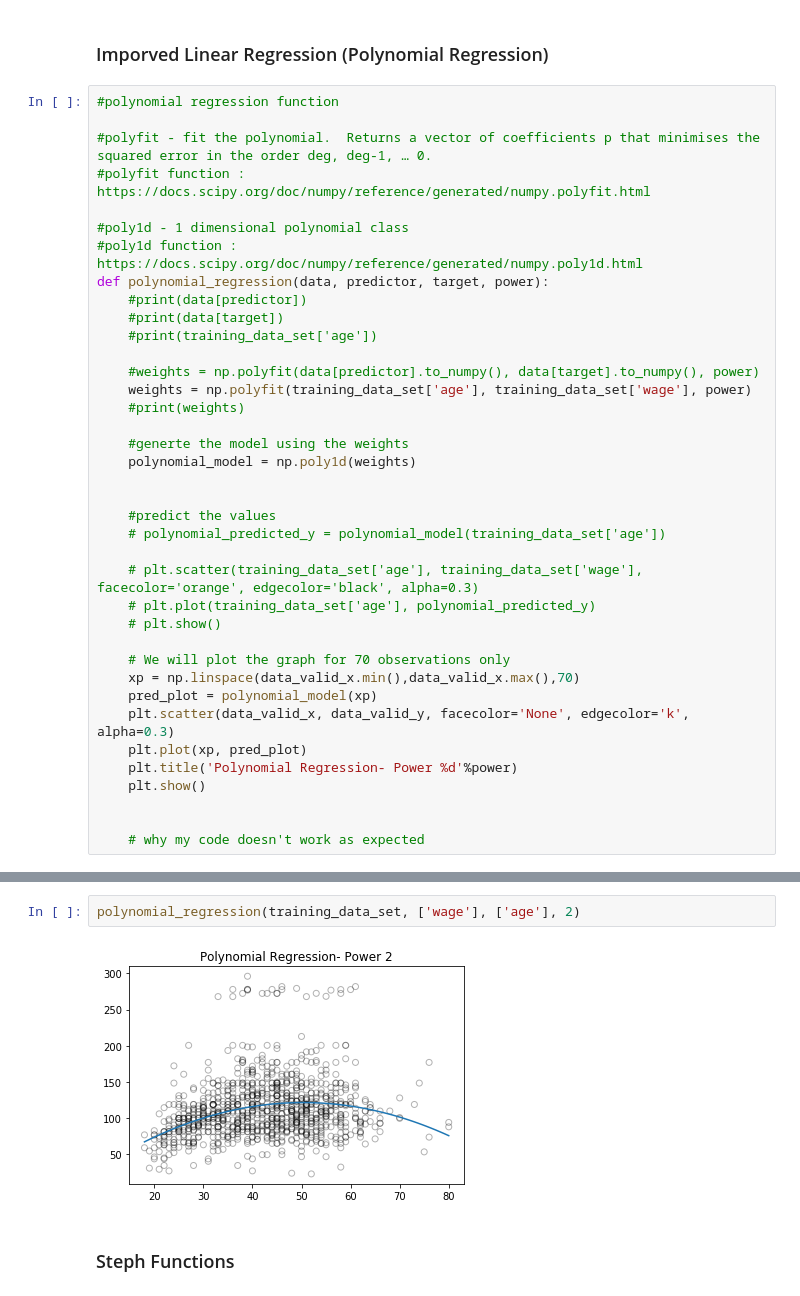
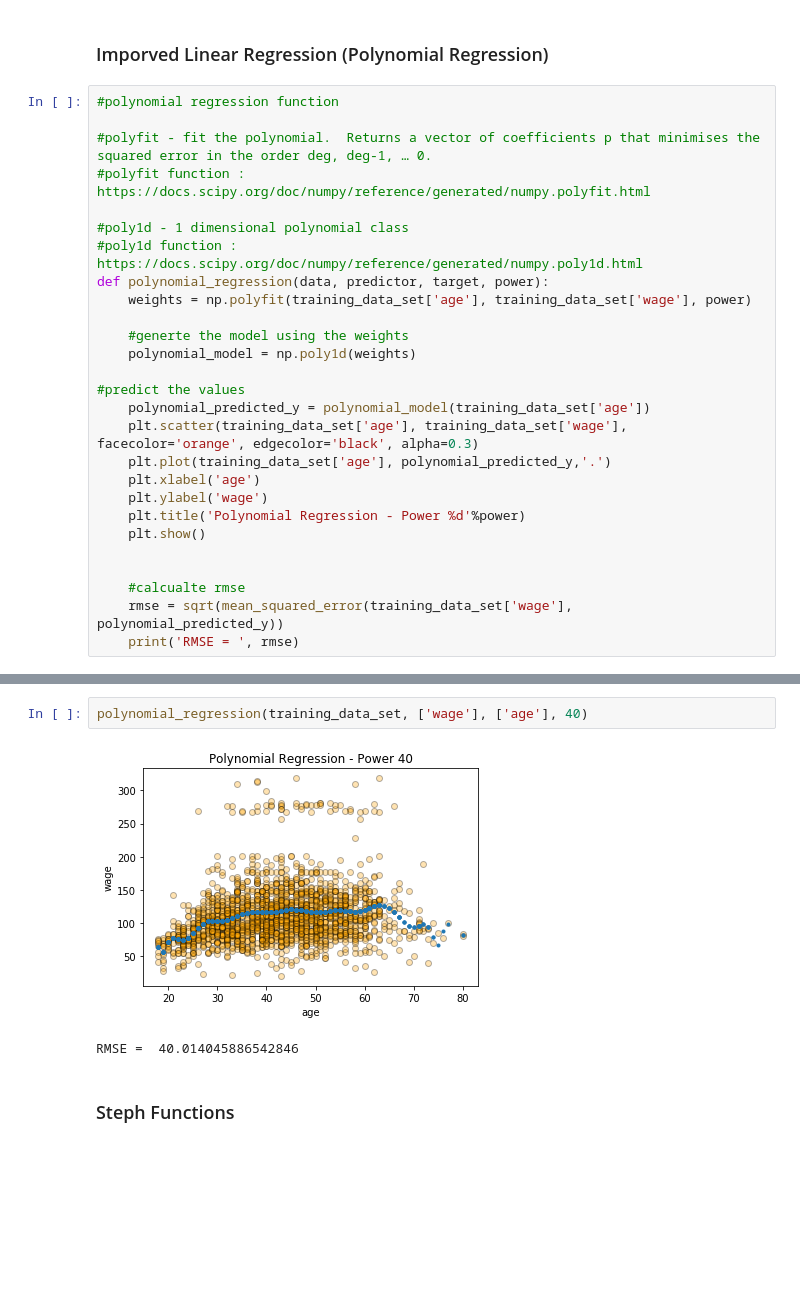
Before and after one commit to hencilpeter/DataScienceHungers, a Jupyter notebook: Exercise/Samples/JupyterNotebook/Regression/RegressionSplines.ipynb, the cells around one changed output, grey strips where cells are left out. Saved outputs shown, nothing was run; the diff lists cells and outputs as text; blank space fills up the shorter version.

```diff
--- a/Exercise/Samples/JupyterNotebook/Regression/RegressionSplines.ipynb
+++ b/Exercise/Samples/JupyterNotebook/Regression/RegressionSplines.ipynb
@@ -123,35 +119,24 @@ Linear Model : RMSE ==>  1693.5746723474967
 #poly1d - 1 dimensional polynomial class
 #poly1d function : https://docs.scipy.org/doc/numpy/reference/generated/numpy.poly1d.html
 def polynomial_regression(data, predictor, target, power):
-    #print(data[predictor])
-    #print(data[target])
-    #print(training_data_set['age'])
-
-    #weights = np.polyfit(data[predictor].to_numpy(), data[target].to_numpy(), power)
     weights = np.polyfit(training_data_set['age'], training_data_set['wage'], power)
-    #print(weights)
 
     #generte the model using the weights
     polynomial_model = np.poly1d(weights)
 
-
-    #predict the values
-    # polynomial_predicted_y = polynomial_model(training_data_set['age'])
-
-    # plt.scatter(training_data_set['age'], training_data_set['wage'], facecolor='orange', edgecolor='black', alpha=0.3)
-    # plt.plot(training_data_set['age'], polynomial_predicted_y)
-    # plt.show()
-
-    # We will plot the graph for 70 observations only
-    xp = np.linspace(data_valid_x.min(),data_valid_x.max(),70)
-    pred_plot = polynomial_model(xp)
-    plt.scatter(data_valid_x, data_valid_y, facecolor='None', edgecolor='k', alpha=0.3)
-    plt.plot(xp, pred_plot)
-    plt.title('Polynomial Regression- Power %d'%power)
+#predict the values
+    polynomial_predicted_y = polynomial_model(training_data_set['age'])
+    plt.scatter(training_data_set['age'], training_data_set['wage'], facecolor='orange', edgecolor='black', alpha=0.3)
+    plt.plot(training_data_set['age'], polynomial_predicted_y,'.')
+    plt.xlabel('age')
+    plt.ylabel('wage')
+    plt.title('Polynomial Regression - Power %d'%power)
     plt.show()
 
 
-    # why my code doesn't work as expected
+    #calcualte rmse
+    rmse = sqrt(mean_squared_error(training_data_set['wage'], polynomial_predicted_y))
+    print('RMSE = ', rmse)
 # %%
 polynomial_regression(training_data_set, ['age'],['wage'], 2)
 polynomial_regression(training_data_set, ['age'],['wage'], 4)
@@ -167,7 +157,8 @@ polynomial_regression(training_data_set, ['age'],['wage'], 25)
 # %%
-polynomial_regression(training_data_set, ['wage'], ['age'], 2)
+polynomial_regression(training_data_set, ['wage'], ['age'], 40)
 # %% [output]
-[figure, old version]
+[figure, new version]
+RMSE =  40.014045886542846
 # %% [markdown]
 ###  Steph Functions
 # %%
```
Also changed, not shown: parts of 9 cells of this notebook, 27 other files.
